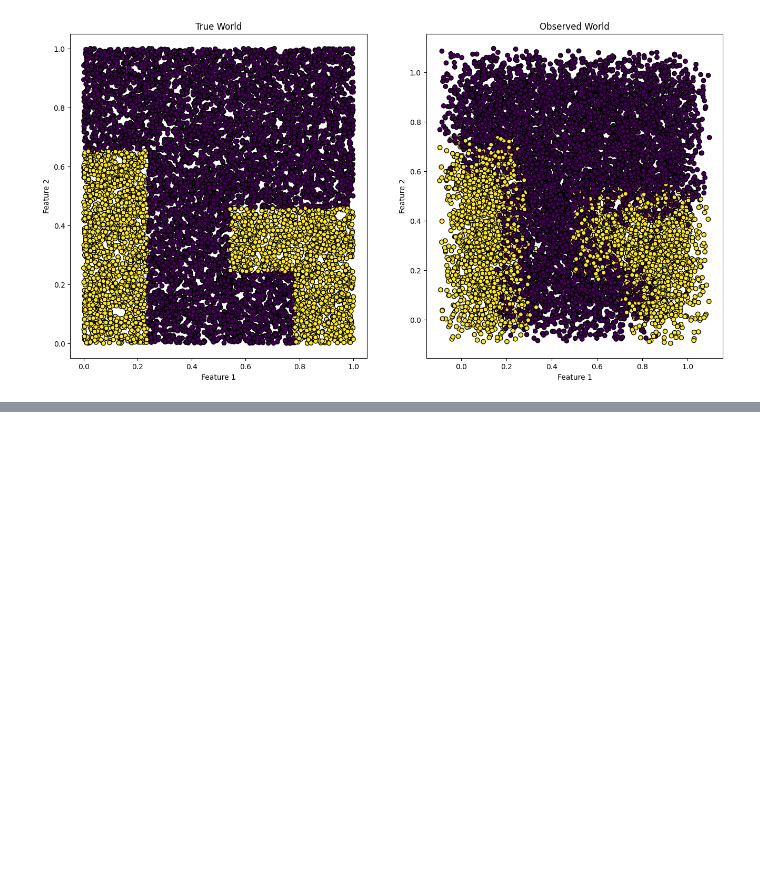
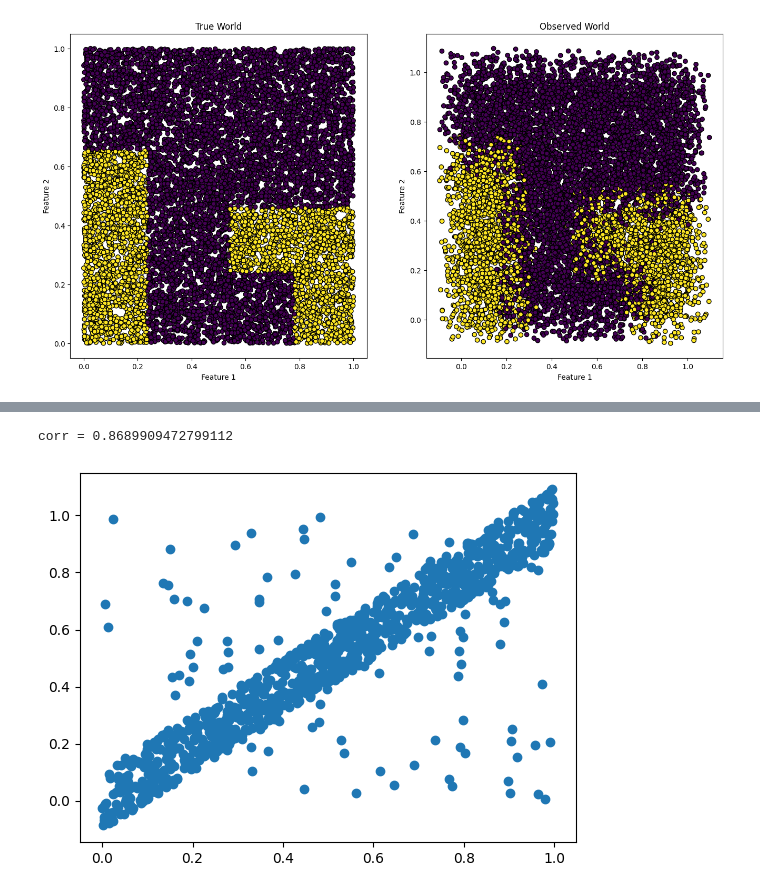
Before and after one commit to TilenG2/uncertain-world-gen, a Jupyter notebook: scripting/test.ipynb, the cells around one changed output, grey strips where cells are left out. Saved outputs shown, nothing was run; the diff lists cells and outputs as text; code cells hidden in the pictures; blank space fills up the shorter version.

```diff
--- a/scripting/test.ipynb
+++ b/scripting/test.ipynb
@@ -221,0 +270,17 @@ draw_combined_world(generate_world(1, 2, feature_bounds=(0, 1), corr=0.6))
+# %%
+import matplotlib.pyplot as plt
+import random
+
+tvValues = [0, 1]
+error = 0.1
+tv = np.random.rand(10**3) * (tvValues[1] - tvValues[0]) + tvValues[0]
+
+rv = np.array([random.random() if random.random() < 0.1 else t + error * random.uniform(-1, 1) for t in tv])
+# rv = tv + rvError
+
+plt.scatter(tv, rv)
+cor = np.corrcoef(tv, rv)[0,1]
+print(f"corr = {cor}")
+# %% [output]
+corr = 0.8689909472799112
+[figure, added]
```
Also changed, not shown: parts of 7 cells of this notebook, 3 other files.
